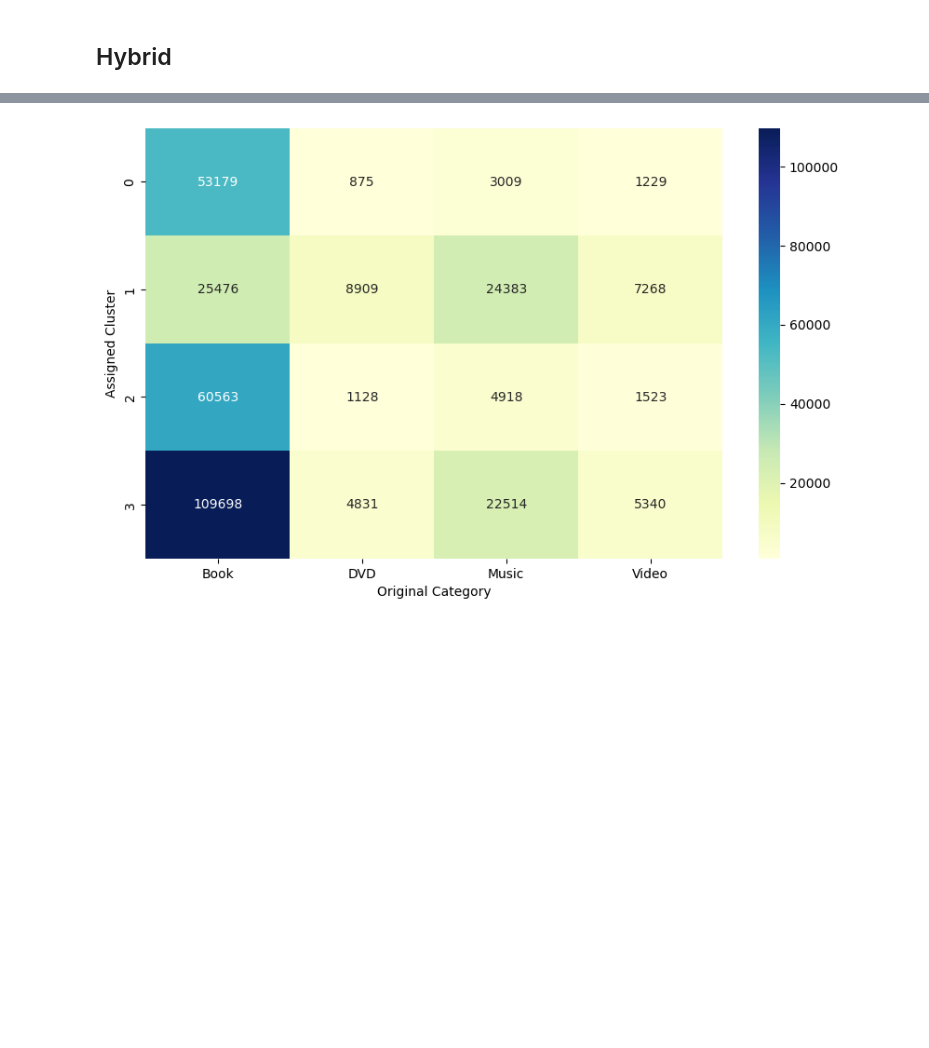
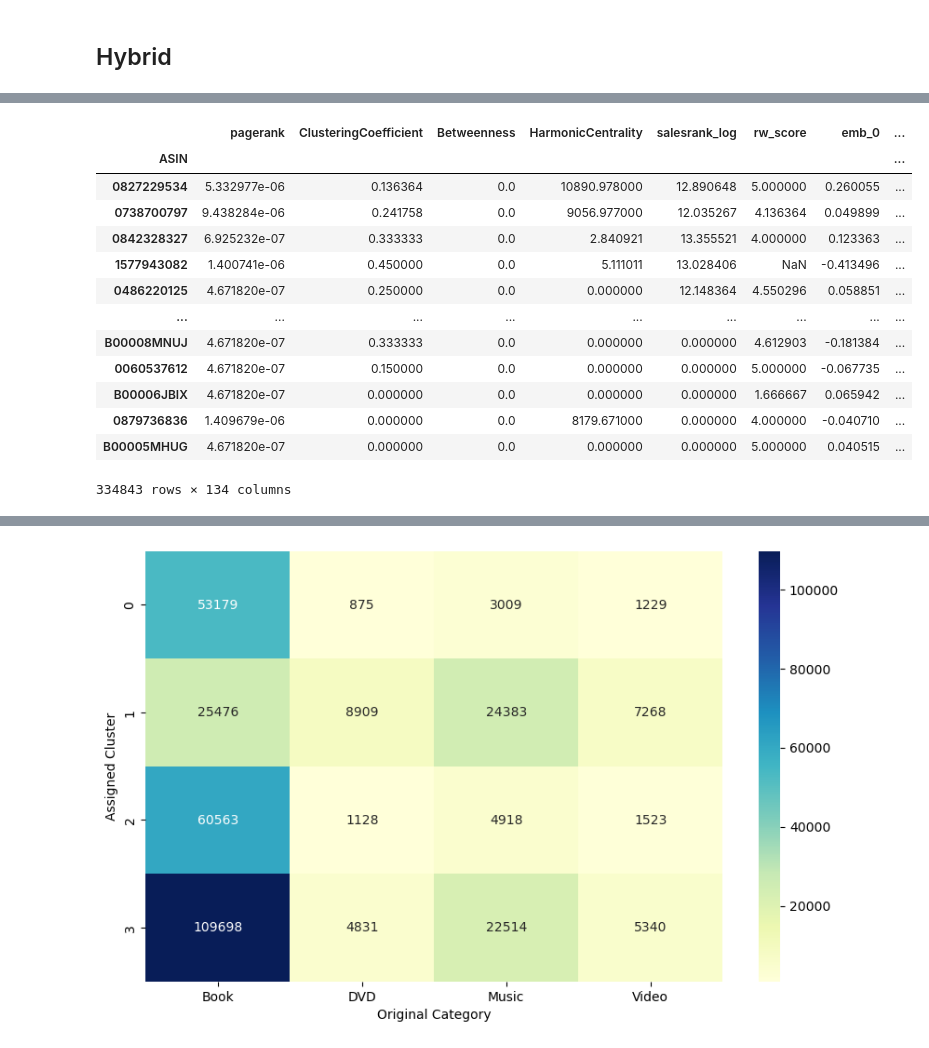
Before and after one commit to raozzo/ProgettoLFN, a Jupyter notebook: Code/notebooks/print.ipynb, the cells around one changed output, grey strips where cells are left out. Cells and saved outputs as stored; diff of their text form; code cells hidden in the pictures; blank space fills up the shorter version.

```diff
--- a/Code/notebooks/print.ipynb
+++ b/Code/notebooks/print.ipynb
@@ -389,5 +387,22 @@ Structural features (Centralità + Salesrank_log): 5
 Embedding dimensions: 128
 Total aligned nodes: 334843
+# %%
+display(df_hybrid_raw)
+# %% [output]
+|  | pagerank | ClusteringCoefficient | Betweenness | HarmonicCentrality | salesrank_log | rw_score | emb_0 | ... |
+| ASIN |  |  |  |  |  |  |  | ... |
+| 0827229534 | 5.332977e-06 | 0.136364 | 0.0 | 10890.978000 | 12.890648 | 5.000000 | 0.260055 | ... |
+| 0738700797 | 9.438284e-06 | 0.241758 | 0.0 | 9056.977000 | 12.035267 | 4.136364 | 0.049899 | ... |
+| 0842328327 | 6.925232e-07 | 0.333333 | 0.0 | 2.840921 | 13.355521 | 4.000000 | 0.123363 | ... |
+| 1577943082 | 1.400741e-06 | 0.450000 | 0.0 | 5.111011 | 13.028406 | NaN | -0.413496 | ... |
+| 0486220125 | 4.671820e-07 | 0.250000 | 0.0 | 0.000000 | 12.148364 | 4.550296 | 0.058851 | ... |
+| ... | ... | ... | ... | ... | ... | ... | ... | ... |
+| B00008MNUJ | 4.671820e-07 | 0.333333 | 0.0 | 0.000000 | 0.000000 | 4.612903 | -0.181384 | ... |
+| 0060537612 | 4.671820e-07 | 0.150000 | 0.0 | 0.000000 | 0.000000 | 5.000000 | -0.067735 | ... |
+| B00006JBIX | 4.671820e-07 | 0.000000 | 0.0 | 0.000000 | 0.000000 | 1.666667 | 0.065942 | ... |
+| 0879736836 | 1.409679e-06 | 0.000000 | 0.0 | 8179.671000 | 0.000000 | 4.000000 | -0.040710 | ... |
+| B00005MHUG | 4.671820e-07 | 0.000000 | 0.0 | 0.000000 | 0.000000 | 5.000000 | 0.040515 | ... |
+334843 rows × 134 columns
 # %%
 # Standardize structural features (Z-score)
 scaler = StandardScaler()
```
Also changed, not shown: parts of 29 cells of this notebook.
